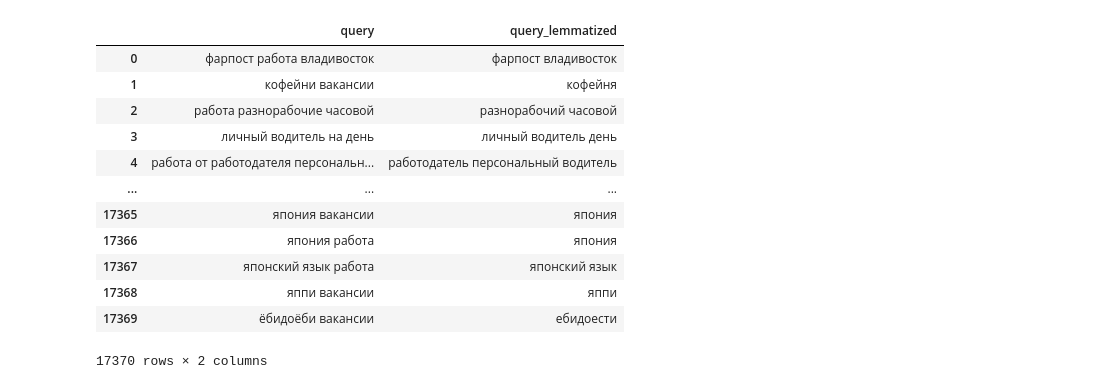
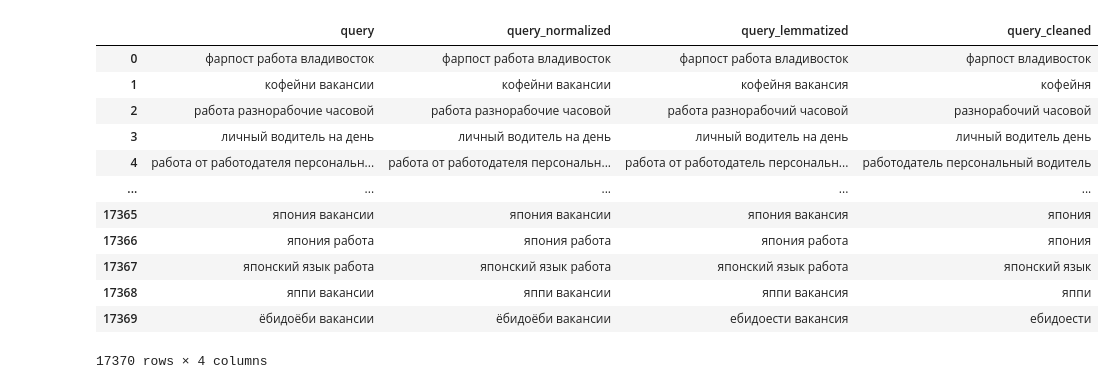
Before and after one commit to Pompon-Den/Clustering-of-user-queries-by-semantics, a Jupyter notebook: notebooks/semantic_query_classification.ipynb, the cells around one changed output. Drawn from its saved outputs; the diff is of its cells as text; code cells hidden in the pictures.

```diff
--- a/notebooks/semantic_query_classification.ipynb
+++ b/notebooks/semantic_query_classification.ipynb
@@ -16,7 +19,11 @@ answer = pd.read_csv("../data/answers.csv")
 # %%
 answer.drop(["Unnamed: 0"], axis=1, inplace=True)
 # %%
-user_query['query'] = user_query['query'].str.lower()
+# Исходный query сохраняем для сопоставления с разметкой.
+user_query['query_normalized'] = user_query['query'].str.lower()
 # %%
-user_query['query'] = user_query['query'].apply(lambda x: re.sub(r'[^а-яА-ЯёЁa-zA-Z0-9\s]', '', x))
-user_query['query'] = user_query['query'].str.strip()
+# Одна и та же нормализация для запросов и словарных выражений.
+def normalize_text(text):
+    return re.sub(r'[\W_]+', ' ', text.lower()).strip()
+
+user_query['query_normalized'] = user_query['query_normalized'].apply(normalize_text)
@@ -28,6 +58,8 @@ morph_tagger = NewsMorphTagger(NewsEmbedding())
 morph_vocab = MorphVocab()
 
 def lemmatize_text(text):
+    if not text.strip():
+        return ''
     doc = Doc(text)
     doc.segment(segmenter)
     doc.tag_morph(morph_tagger)
@@ -35,37 +67,42 @@ def lemmatize_text(text):
         token.lemmatize(morph_vocab)
     return ' '.join([token.lemma for token in doc.tokens])
 
-user_query['query_lemmatized'] = user_query['query'].apply(lemmatize_text)
+user_query['query_lemmatized'] = user_query['query_normalized'].apply(lemmatize_text)
 # %%
-import nltk
 from nltk.corpus import stopwords
 
-# Получение стоп-слов
-nltk_stop_words = stopwords.words('russian')
-custom_stop_words = ['работа', 'вакансия', 'требуется', 'поиск', 'резюме', 'найти', 'работник', "предлагать", 'скачать']
-all_stop_words = set(nltk_stop_words + custom_stop_words)
+# При первом запуске нужен ресурс NLTK: import nltk; nltk.download('stopwords').
+nltk_stop_words = set(stopwords.words('russian'))
+custom_stop_words = ['работа', 'вакансия', 'требуется', 'поиск', 'резюме', 'найти', 'предлагать', 'скачать']
 
-# Функция для удаления стоп-слов
+# Приводим дополнительные стоп-слова к тем же леммам, что и запросы.
+custom_stop_word_lemmas = {
+    lemma
+    for word in custom_stop_words
+    for lemma in lemmatize_text(normalize_text(word)).split()
+}
+# Отрицания могут менять смысл условий работы. Не удаляем их.
+protected_words = {'не', 'ни', 'нет', 'без'}
+all_stop_words = (nltk_stop_words | custom_stop_word_lemmas) - protected_words
+
 def remove_stop_words_nltk(text):
-    words = text.split()
-    words = [word for word in words if word not in all_stop_words]
-    return ' '.join(words)
+    return ' '.join(word for word in text.split() if word not in all_stop_words)
 
+# Этот вариант сохраняем для будущих экспериментов с ML.
+# Словарный baseline использует query_lemmatized с сохранёнными словами.
 user_query['query_cleaned'] = user_query['query_lemmatized'].apply(remove_stop_words_nltk)
-user_query['query_lemmatized'] = user_query['query_cleaned']
-user_query.drop(["query_cleaned"], axis=1, inplace=True)
 user_query
 # %% [output]
-|  | query | query_lemmatized |
-| 0 | фарпост работа владивосток | фарпост владивосток |
-| 1 | кофейни вакансии | кофейня |
-| 2 | работа разнорабочие часовой | разнорабочий часовой |
-| 3 | личный водитель на день | личный водитель день |
-| 4 | работа от работодателя персональн... | работодатель персональный водитель |
-| ... | ... | ... |
-| 17365 | япония вакансии | япония |
-| 17366 | япония работа | япония |
-| 17367 | японский язык работа | японский язык |
-| 17368 | яппи вакансии | яппи |
-| 17369 | ёбидоёби вакансии | ебидоести |
+|  | query | query_normalized | query_lemmatized | query_cleaned |
+| 0 | фарпост работа владивосток | фарпост работа владивосток | фарпост работа владивосток | фарпост владивосток |
+| 1 | кофейни вакансии | кофейни вакансии | кофейня вакансия | кофейня |
+| 2 | работа разнорабочие часовой | работа разнорабочие часовой | работа разнорабочий часовой | разнорабочий часовой |
+| 3 | личный водитель на день | личный водитель на день | личный водитель на день | личный водитель день |
+| 4 | работа от работодателя персональн... | работа от работодателя персональн... | работа от работодатель персональн... | работодатель персональный водитель |
+| ... | ... | ... | ... | ... |
+| 17365 | япония вакансии | япония вакансии | япония вакансия | япония |
+| 17366 | япония работа | япония работа | япония работа | япония |
+| 17367 | японский язык работа | японский язык работа | японский язык работа | японский язык |
+| 17368 | яппи вакансии | яппи вакансии | яппи вакансия | яппи |
+| 17369 | ёбидоёби вакансии | ёбидоёби вакансии | ебидоести вакансия | ебидоести |
-17370 rows × 2 columns
+17370 rows × 4 columns
```
Also changed, not shown: parts of 49 cells of this notebook, 3 other files.
